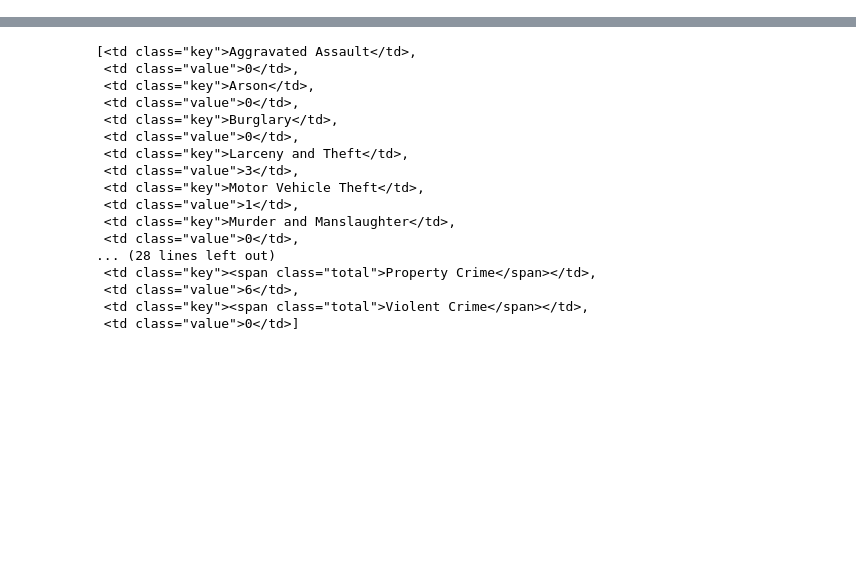
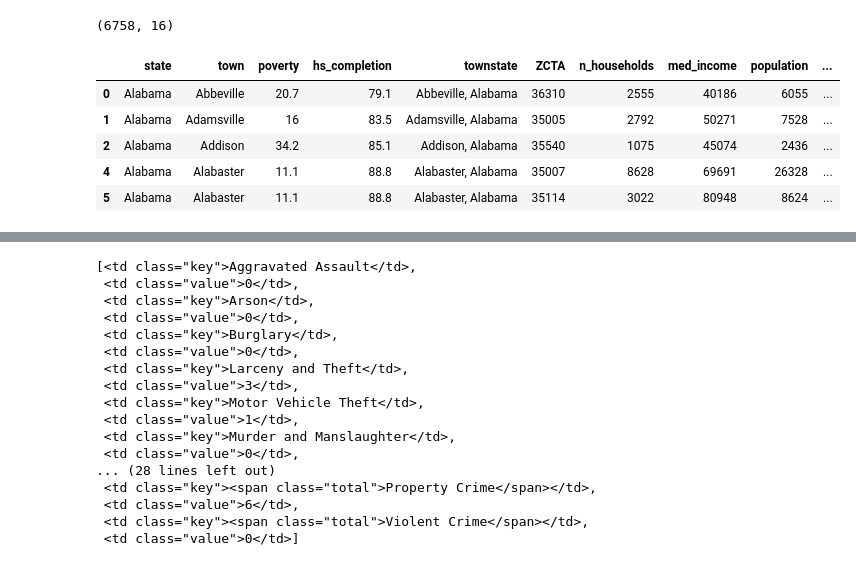
Before and after one commit to escBoston/Where-Should-I-Live, a Jupyter notebook: nocapmain.ipynb, the cells around one changed output, grey strips where cells are left out. Saved outputs shown, nothing was run; the diff lists cells and outputs as text; code cells hidden in the pictures; blank space fills up the shorter version.

```diff
--- a/nocapmain.ipynb
+++ b/nocapmain.ipynb
@@ -45,0 +161,17 @@ dtype: object
+# %%
+inc['crime_rate'] = 0
+# %%
+town_crime_rates = {}
+output_name = "/Users/elijahcurme/Desktop/GA/capstone/pkl/town_crime_rates.pkl"
+done_states = []
+# %%
+# Loop through each town in each state to scrape crime data
+for state in states:
+    if state not in done_states:
+        towns = list(set(inc.loc[inc['state'] == state, 'town']))
+        for town in towns:
+            #town_crime_rates[(state, town)] = get_crime_rate(state, town)
+            inc.loc[(inc['state'] == state) & (inc['town'] == town), 'crime_rate'] = get_crime_rate(state, town)
+            pd.to_pickle(inc, '/Users/elijahcurme/Desktop/GA/capstone/pkl/inc.pkl')
+        done_states.append(state)
+    print(f"{state} finished")
@@ -45,0 +242,15 @@ dtype: object
+# %%
+inc.dropna(inplace = True)
+# %%
+inc.shape
+# %% [output]
+(6758, 16)
+# %%
+inc.head()
+# %% [output]
+|  | state | town | poverty | hs_completion | townstate | ZCTA | n_households | med_income | population | ... |
+| 0 | Alabama | Abbeville | 20.7 | 79.1 | Abbeville, Alabama | 36310 | 2555 | 40186 | 6055 | ... |
+| 1 | Alabama | Adamsville | 16 | 83.5 | Adamsville, Alabama | 35005 | 2792 | 50271 | 7528 | ... |
+| 2 | Alabama | Addison | 34.2 | 85.1 | Addison, Alabama | 35540 | 1075 | 45074 | 2436 | ... |
+| 4 | Alabama | Alabaster | 11.1 | 88.8 | Alabaster, Alabama | 35007 | 8628 | 69691 | 26328 | ... |
+| 5 | Alabama | Alabaster | 11.1 | 88.8 | Alabaster, Alabama | 35114 | 3022 | 80948 | 8624 | ... |
```
Also changed, not shown: parts of 58 cells of this notebook, 9 other files.
